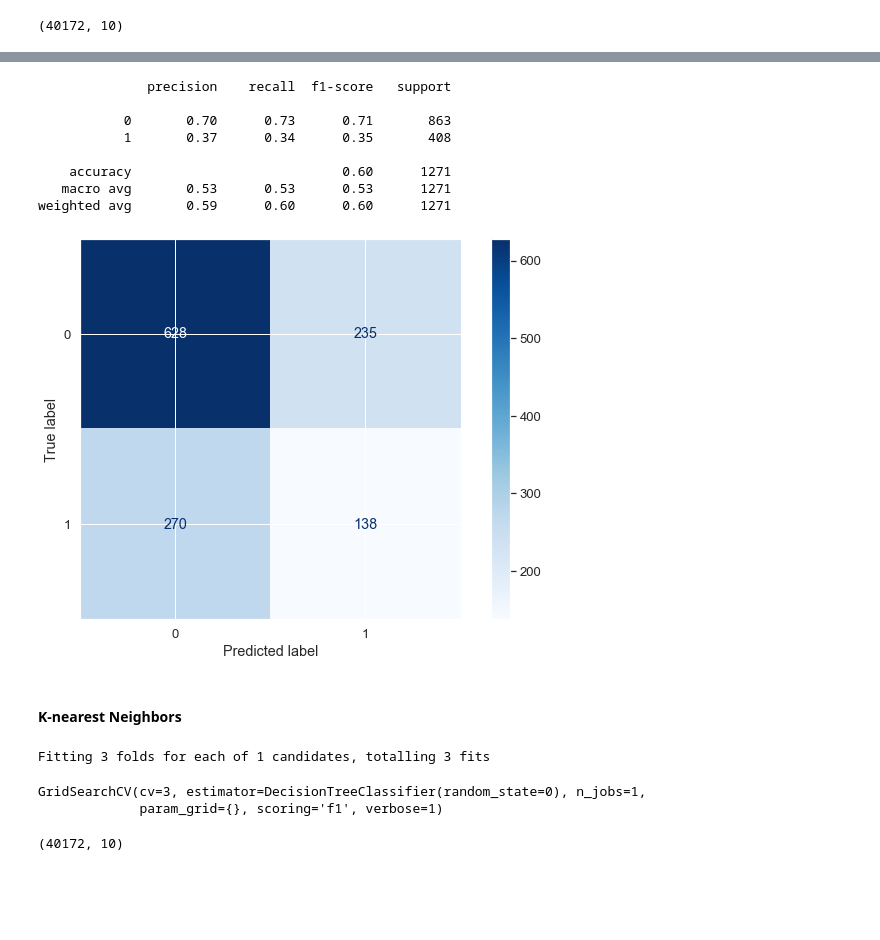
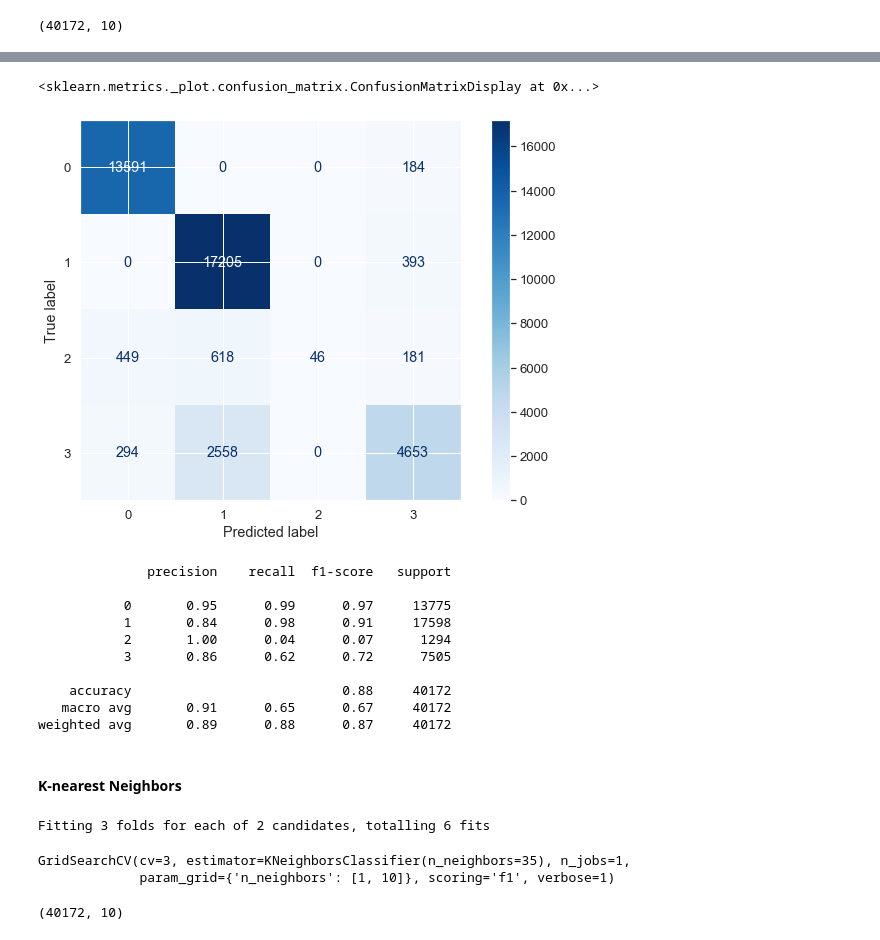
Before and after one commit to melisabardhi/Project5-Machine-Learning-on-Travel-Business, a Jupyter notebook: Capstone.ipynb, the cells around one changed output, grey strips where cells are left out. Cells and saved outputs as stored; diff of their text form; code cells hidden in the pictures; blank space fills up the shorter version.

```diff
--- a/Capstone.ipynb
+++ b/Capstone.ipynb
@@ -1104,8 +1102,8 @@ Our f1 improves marginally (from . 355 to .374) after applying cross validation.
 # Customizing gamma and c hyper-parameters
 # Gamma is used with Gaussian RBF kernel to decide how much curvature we want in a decision boundary
 # and C is used to control error margin
-clf = svm.SVC(gamma=0.01, C=2)
-cross_val_score(clf, df_feat_selected, np.ravel(df_target), cv=5, scoring='f1').mean()
+model = svm.SVC(gamma=0.01, C=2)
+cross_val_score(model, df_feat_selected, np.ravel(df_target), cv=5, scoring='f1').mean()
 # %% [output]
 0.33671959450975963
 # %% [markdown]
@@ -1589,8 +1588,9 @@ y_train_cv shape is (122676,)
 X_test_cv shape is (40172, 10)
 y_test_cv shape is (40172,)
 # %%
-# Function to train input classifier using training data, and return time to train
+# Function to train
 def train_classifier(clf, X_train, y_train):
+    """Function to train input classifier and return time to train"""
     print("Training using {}".format(clf.__class__.__name__))
     clf.fit(X_train, y_train)
     start = time.time()
@@ -1605,8 +1605,9 @@ clf=DummyClassifier()
 print('\nTraining:')
 train_classifier(clf, X_train_cv, y_train_cv)
 
-# Function to use input classifier to predict training set and compute F1 score
+# Function to predict
 def predict_labels(clf, features, target):
+    """Function to generate predictions and return time to predict"""
     y_pred = clf.predict(features)
     start = time.time()
     end = time.time()
@@ -1743,15 +1742,15 @@ y_train_cv.tail(3)
 Name: cluster, dtype: int32
 # %%
-# Establish clf with gridsearch
+# Establish model with gridsearch
 
 # Set classifier
-clf = DecisionTreeClassifier(random_state = 0)
+model = DecisionTreeClassifier(random_state = 0)
 
 # Perform grid search
-dtc_cv = GridSearchCV(clf, param_grid=param_grid, cv = 3, n_jobs = 1, scoring = 'f1', verbose = 1)
+DT_cv = GridSearchCV(model, param_grid=param_grid, cv = 3, n_jobs = 1, scoring = 'f1', verbose = 1)
 
 # Fit classifier on training data
-dtc_cv.fit(X_train_cv,y_train_cv)
+DT_cv.fit(X_train_cv,y_train_cv)
 # %% [output]
 Fitting 3 folds for each of 1 candidates, totalling 3 fits
 GridSearchCV(cv=3, estimator=DecisionTreeClassifier(random_state=0), n_jobs=1,
@@ -1810,13 +1811,13 @@ param_grid = {"max_depth": [3, None],
 # Establish clf with gridsearch
 
 # Set classifier with 20 trees
-clf = RandomForestClassifier(n_estimators=20,min_samples_split=4)
+model = RandomForestClassifier(n_estimators=20,min_samples_split=4)
 
 # Perform grid search
-rf_cv = GridSearchCV(clf, param_grid=param_grid, cv = 3, n_jobs = 1, scoring = 'f1', verbose = 1)
+RF_cv = GridSearchCV(model, param_grid=param_grid, cv = 3, n_jobs = 1, scoring = 'f1', verbose = 1)
 
 # Fit classifier on training data
-rf_cv.fit(X_train_cv,y_train_cv)
+RF_cv.fit(X_train_cv,y_train_cv)
 # %% [output]
 Fitting 3 folds for each of 18 candidates, totalling 54 fits
 GridSearchCV(cv=3,
@@ -1852,20 +1853,24 @@ RF_f1
 # %%
 # Confusion Matrix
-plot_confusion_matrix(model, X_test, y_test,
+plot_confusion_matrix(RF_cv, X_test_cv, y_test_cv,
                                  cmap=plt.cm.Blues)
-
-# Classification
-print(classification_report(y_test,y_pred))
 # %% [output]
-              precision    recall  f1-score   support
-
-           0       0.70      0.73      0.71       863
-           1       0.37      0.34      0.35       408
-
-    accuracy                           0.60      1271
-   macro avg       0.53      0.53      0.53      1271
-weighted avg       0.59      0.60      0.60      1271
+<sklearn.metrics._plot.confusion_matrix.ConfusionMatrixDisplay at 0x...>
-[figure, old version]
+[figure, new version]
+# %%
+# Classification
+print(classification_report(y_test_cv,y_pred_cv))
+# %% [output]
+              precision    recall  f1-score   support
+
+           0       0.95      0.99      0.97     13775
+           1       0.84      0.98      0.91     17598
+           2       1.00      0.04      0.07      1294
+           3       0.86      0.62      0.72      7505
+
+    accuracy                           0.88     40172
+   macro avg       0.91      0.65      0.67     40172
+weighted avg       0.89      0.88      0.87     40172
 # %% [markdown]
 #### K-nearest Neighbors
 # %%
@@ -1875,17 +1880,17 @@ param_grid = {"n_neighbors": [1, 10],}
 # Establish clf with gridsearch
 
 # Set classifier
-clf = KNeighborsClassifier(n_neighbors=35)
+model = KNeighborsClassifier(n_neighbors=35)
 
 # Perform grid search
-knc_cv = GridSearchCV(clf, param_grid=param_grid, cv = 3, n_jobs = 1, scoring = 'f1', verbose = 1)
+KNN_cv = GridSearchCV(model, param_grid=param_grid, cv = 3, n_jobs = 1, scoring = 'f1', verbose = 1)
 
 # Fit classifier on training data
-dtc_cv.fit(X_train_cv,y_train_cv)
+KNN_cv.fit(X_train_cv,y_train_cv)
 # %% [output]
-Fitting 3 folds for each of 1 candidates, totalling 3 fits
+Fitting 3 folds for each of 2 candidates, totalling 6 fits
-GridSearchCV(cv=3, estimator=DecisionTreeClassifier(random_state=0), n_jobs=1,
-             param_grid={}, scoring='f1', verbose=1)
+GridSearchCV(cv=3, estimator=KNeighborsClassifier(n_neighbors=35), n_jobs=1,
+             param_grid={'n_neighbors': [1, 10]}, scoring='f1', verbose=1)
 # %%
 X_test_cv.shape
 # %% [output]
```
Also changed, not shown: parts of 58 cells of this notebook, 2 other files.
